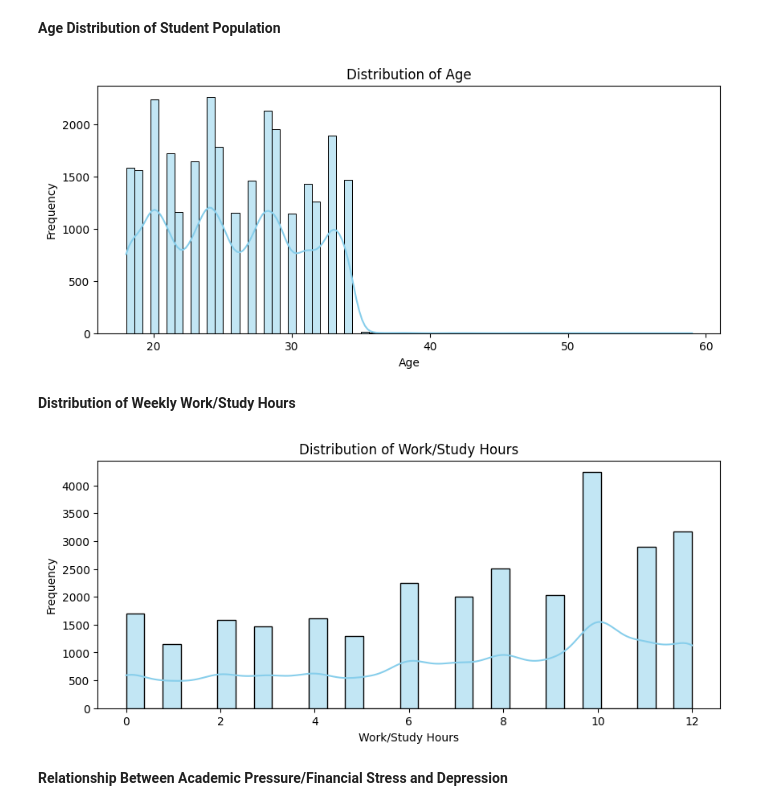
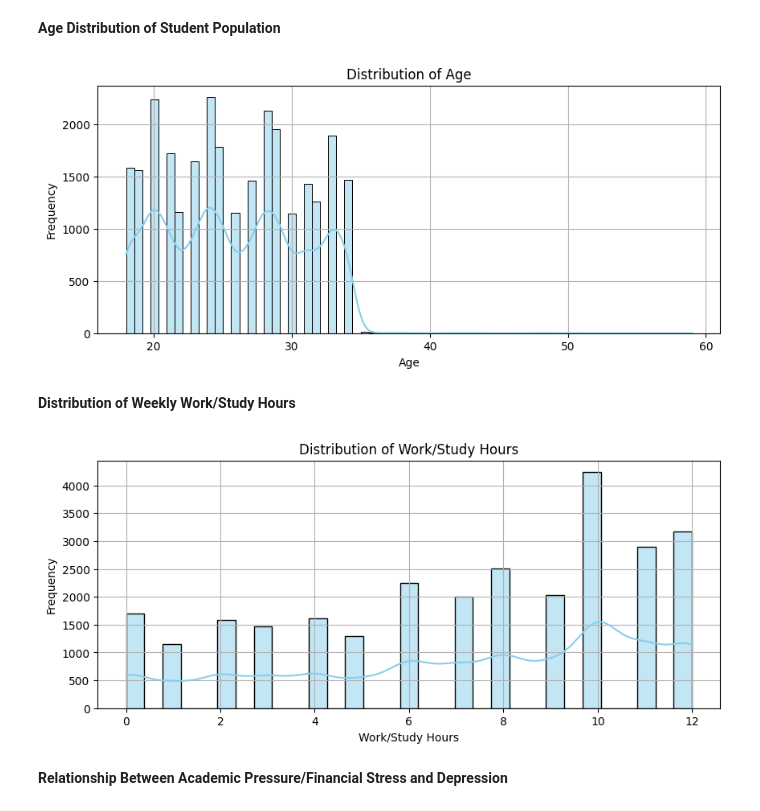
Before and after one commit to guyko29/student-depression-model, a Jupyter notebook: Student Depression Prediction.ipynb, the cells around one changed output. Drawn from its saved outputs; the diff is of its cells as text; code cells hidden in the pictures.

```diff
--- a/Student Depression Prediction.ipynb
+++ b/Student Depression Prediction.ipynb
@@ -162,21 +167,23 @@ sns.histplot(df['Age'], kde=True, color='skyblue')
 plt.title('Distribution of Age')
 plt.xlabel('Age')
 plt.ylabel('Frequency')
+plt.grid(True)
 plt.show()
 # %% [output]
-[figure, old version]
+[figure, new version]
 # %% [markdown]
 **Distribution of Weekly Work/Study Hours**
 # %%
 # Work/Study Hours - Histogram
 plt.figure(figsize=(10, 4))
 sns.histplot(df['Work/Study Hours'], kde=True, color='skyblue')
 plt.title('Distribution of Work/Study Hours')
 plt.xlabel('Work/Study Hours')
 plt.ylabel('Frequency')
+plt.grid(True)
 plt.show()
 # %% [output]
-[figure, old version]
+[figure, new version]
 # %% [markdown]
 **Relationship Between Academic Pressure/Financial Stress and Depression**
 # %%
```
Also changed, not shown: parts of 9 cells of this notebook.
